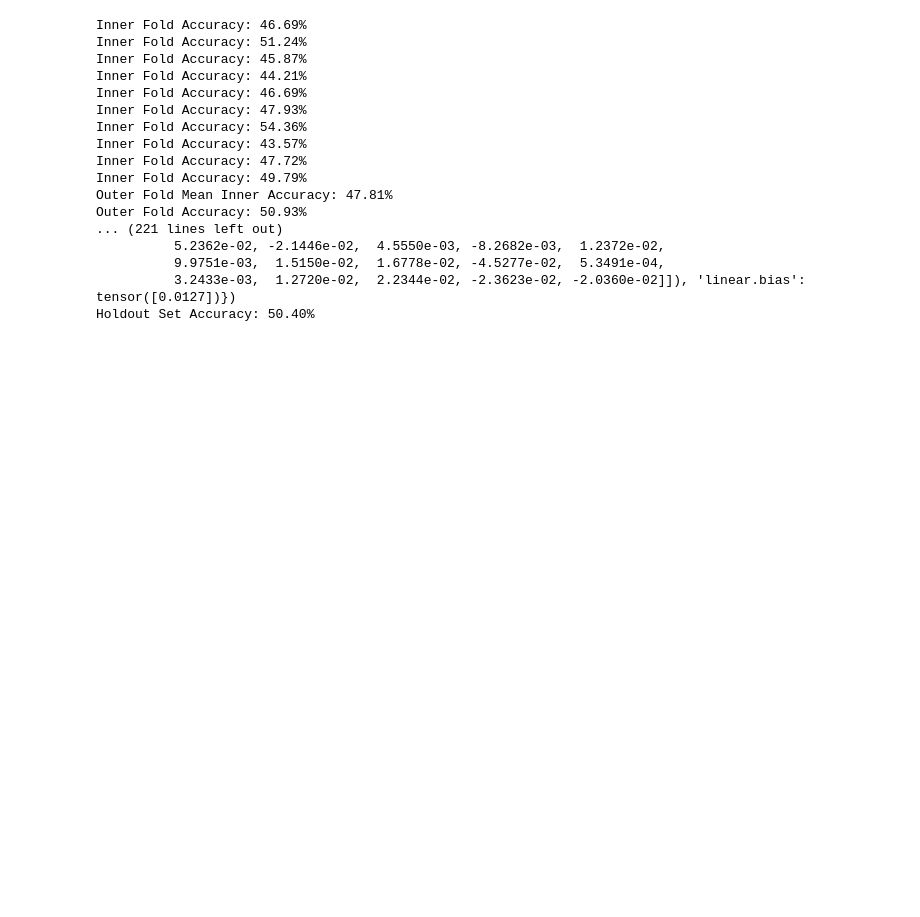
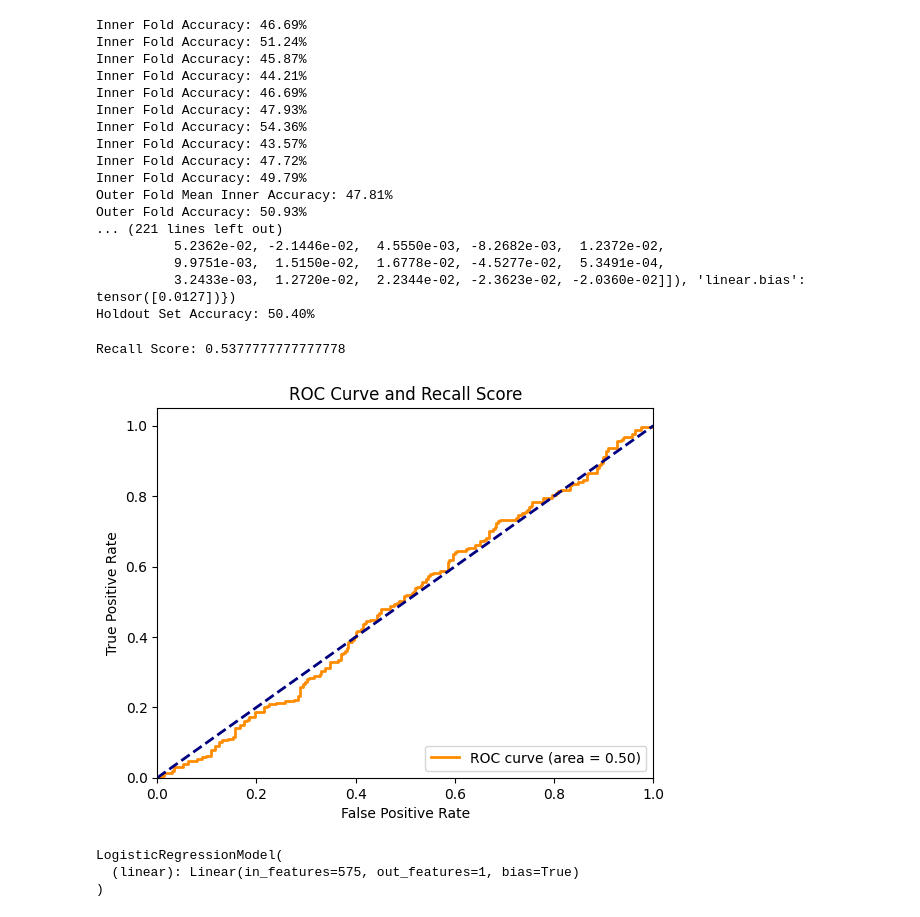
Before and after one commit to wkandersen/02445-HeartSurgery, a Jupyter notebook: logistic regression with torch.ipynb, the cells around one changed output. Drawn from its saved outputs; the diff is of its cells as text; code cells hidden in the pictures; blank space fills up the shorter version.

Commit message:
tilføjelse af roc og beregning af recall

```diff
--- a/logistic regression with torch.ipynb
+++ b/logistic regression with torch.ipynb
@@ -163,3 +163,54 @@ Outer Fold Accuracy: 50.93%
           9.9751e-03,  1.5150e-02,  1.6778e-02, -4.5277e-02,  5.3491e-04,
           3.2433e-03,  1.2720e-02,  2.2344e-02, -2.3623e-02, -2.0360e-02]]), 'linear.bias': tensor([0.0127])})
 Holdout Set Accuracy: 50.40%
+# %%
+from sklearn.metrics import roc_curve, auc, recall_score
+import matplotlib.pyplot as plt
+
+# Function to calculate AUC-ROC curve and recall score
+def plot_roc_curve_and_recall(model, loader, title="ROC Curve and Recall Score"):
+    model.eval()
+    y_true = []
+    y_scores = []
+
+    with torch.no_grad():
+        for images, labels in loader:
+            outputs = model(images)
+            y_true.extend(labels.numpy())
+            y_scores.extend(outputs.numpy())
+
+    fpr, tpr, thresholds = roc_curve(y_true, y_scores)
+    roc_auc = auc(fpr, tpr)
+    plt.figure()
+    lw = 2
+    plt.plot(fpr, tpr, color='darkorange',
+             lw=lw, label='ROC curve (area = %0.2f)' % roc_auc)
+    plt.plot([0, 1], [0, 1], color='navy', lw=lw, linestyle='--')
+    plt.xlim([0.0, 1.0])
+    plt.ylim([0.0, 1.05])
+    plt.xlabel('False Positive Rate')
+    plt.ylabel('True Positive Rate')
+    plt.title(title)
+    plt.legend(loc="lower right")
+
+    # Calculate Recall Score
+    y_pred = (np.array(y_scores) > 0.5).astype(int)
+    recall = recall_score(y_true, y_pred)
+    print("Recall Score:", recall)
+
+# Define DataLoader for holdout set
+holdout_loader = DataLoader(holdout_set, batch_size=len(holdout_set), shuffle=False)
+
+# Load best model parameters
+final_model = LogisticRegressionModel(input_dim)
+final_model.load_state_dict(best_model_params)
+
+# Plot ROC curve and calculate recall score
+plot_roc_curve_and_recall(final_model, holdout_loader)
+plt.show()
+# %% [output]
+Recall Score: 0.5377777777777778
+[figure, added]
+LogisticRegressionModel(
+  (linear): Linear(in_features=575, out_features=1, bias=True)
+)
```
Also changed, not shown: 2 other files.
